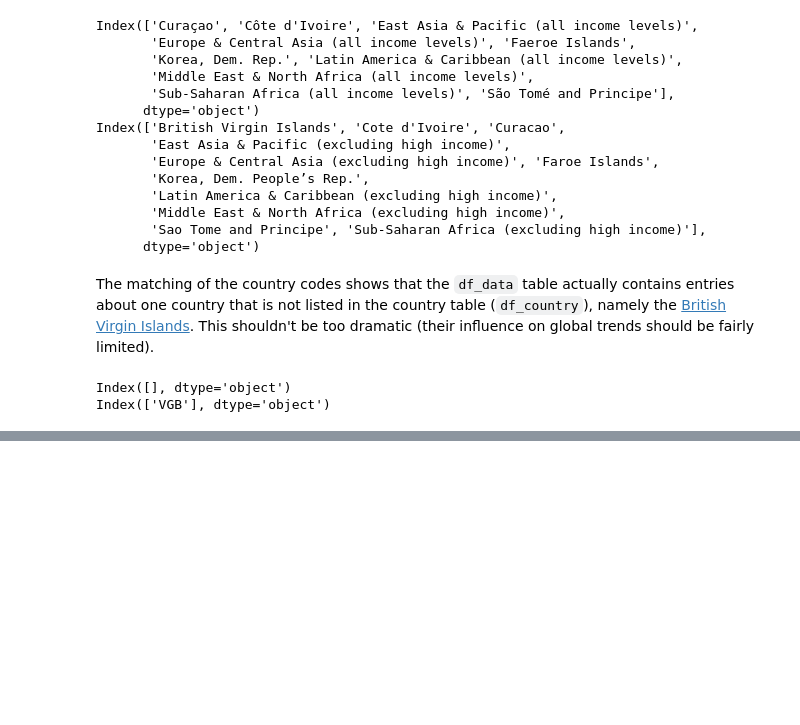
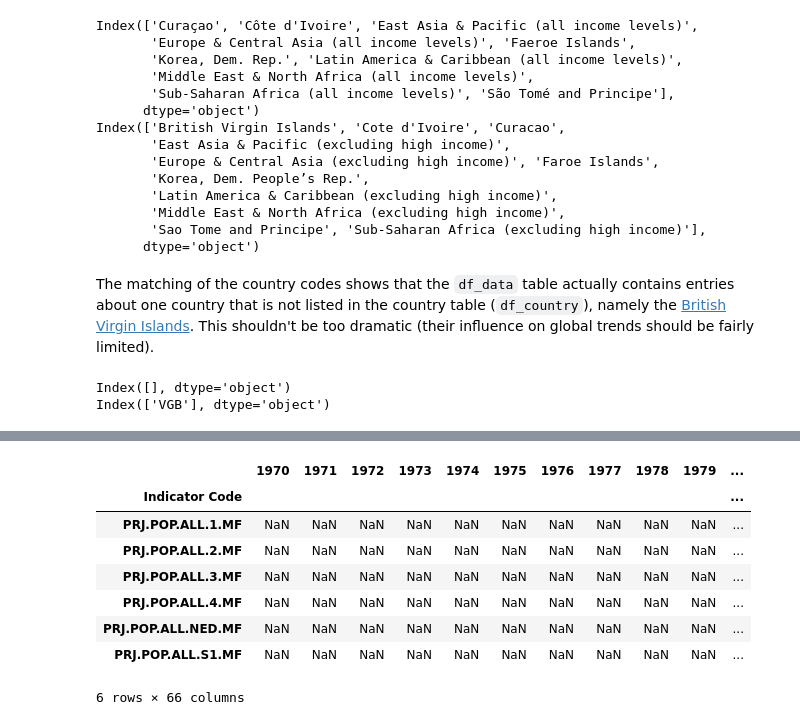
Before and after one commit to felixnext/ds_global-education, a Jupyter notebook: 11_exp_edstats.ipynb, the cells around one changed output, grey strips where cells are left out. Drawn from its saved outputs; the diff is of its cells as text; code cells hidden in the pictures; blank space fills up the shorter version.

```diff
--- a/11_exp_edstats.ipynb
+++ b/11_exp_edstats.ipynb
@@ -184,0 +265,19 @@ Our next goal is to identify the indicators that are relevant for our questions
+# %%
+# list of total wittgenstein projection indicators
+witt_total = ['PRJ.POP.ALL.S1.MF', 'PRJ.POP.ALL.1.MF', 'PRJ.POP.ALL.2.MF', 'PRJ.POP.ALL.3.MF', 'PRJ.POP.ALL.4.MF', 'PRJ.POP.ALL.NED.MF']
+
+# select the indicators from the list
+df_witt = df_data[df_data['Indicator Code'].str.contains('|'.join(witt_total), regex=True)]
+
+# normalize by total population in the country (TODO: interpolate values for missing data)
+df_witt.groupby('Indicator Code').mean()
+# %% [output]
+|  | 1970 | 1971 | 1972 | 1973 | 1974 | 1975 | 1976 | 1977 | 1978 | 1979 | ... |
+| Indicator Code |  |  |  |  |  |  |  |  |  |  | ... |
+| PRJ.POP.ALL.1.MF | NaN | NaN | NaN | NaN | NaN | NaN | NaN | NaN | NaN | NaN | ... |
+| PRJ.POP.ALL.2.MF | NaN | NaN | NaN | NaN | NaN | NaN | NaN | NaN | NaN | NaN | ... |
+| PRJ.POP.ALL.3.MF | NaN | NaN | NaN | NaN | NaN | NaN | NaN | NaN | NaN | NaN | ... |
+| PRJ.POP.ALL.4.MF | NaN | NaN | NaN | NaN | NaN | NaN | NaN | NaN | NaN | NaN | ... |
+| PRJ.POP.ALL.NED.MF | NaN | NaN | NaN | NaN | NaN | NaN | NaN | NaN | NaN | NaN | ... |
+| PRJ.POP.ALL.S1.MF | NaN | NaN | NaN | NaN | NaN | NaN | NaN | NaN | NaN | NaN | ... |
+6 rows × 66 columns
```
Also changed, not shown: parts of 12 cells of this notebook, 1 other file.
